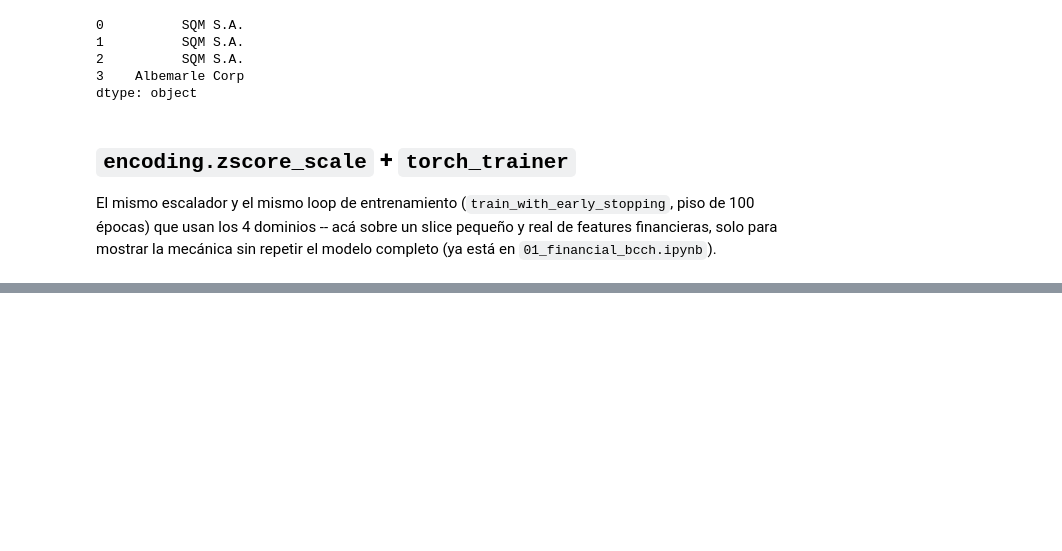
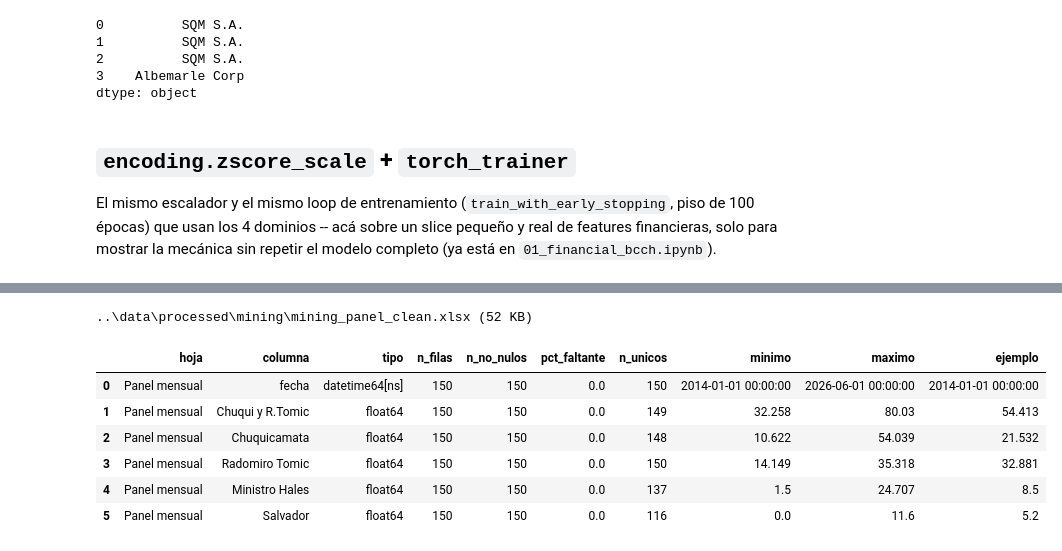
Before and after one commit to Rxyxs/Limpieza_Datos, a Jupyter notebook: notebooks/00_toolkit_demo.ipynb, the cells around one changed output, grey strips where cells are left out. Cells and saved outputs as stored; diff of their text form; code cells hidden in the pictures; blank space fills up the shorter version.

```diff
--- a/notebooks/00_toolkit_demo.ipynb
+++ b/notebooks/00_toolkit_demo.ipynb
@@ -136,0 +226,21 @@ print(f"épocas corridas: {result.epochs_run}, mejor época: {result.best_epoch}
+# %%
+from src.toolkit.excel_export import build_data_dictionary, write_analysis_workbook
+
+panel = pd.read_csv("../data/processed/mining/mining_panel_clean.csv", parse_dates=["fecha"])
+formatos = {c: "#,##0.000" for c in panel.columns if c != "fecha"}
+
+ruta = write_analysis_workbook(
+    "../data/processed/mining/mining_panel_clean.xlsx",
+    {"Panel mensual": panel}, number_formats=formatos,
+)
+print(f"{ruta} ({ruta.stat().st_size / 1024:.0f} KB)")
+build_data_dictionary({"Panel mensual": panel}).head(6)
+# %% [output]
+..\data\processed\mining\mining_panel_clean.xlsx (52 KB)
+|  | hoja | columna | tipo | n_filas | n_no_nulos | pct_faltante | n_unicos | minimo | maximo | ejemplo |
+| 0 | Panel mensual | fecha | datetime64[ns] | 150 | 150 | 0.0 | 150 | 2014-01-01 00:00:00 | 2026-06-01 00:00:00 | 2014-01-01 00:00:00 |
+| 1 | Panel mensual | Chuqui y R.Tomic | float64 | 150 | 150 | 0.0 | 149 | 32.258 | 80.03 | 54.413 |
+| 2 | Panel mensual | Chuquicamata | float64 | 150 | 150 | 0.0 | 148 | 10.622 | 54.039 | 21.532 |
+| 3 | Panel mensual | Radomiro Tomic | float64 | 150 | 150 | 0.0 | 150 | 14.149 | 35.318 | 32.881 |
+| 4 | Panel mensual | Ministro Hales | float64 | 150 | 150 | 0.0 | 137 | 1.5 | 24.707 | 8.5 |
+| 5 | Panel mensual | Salvador | float64 | 150 | 150 | 0.0 | 116 | 0.0 | 11.6 | 5.2 |
```
Also changed, not shown: parts of 11 cells of this notebook, 11 other files.
